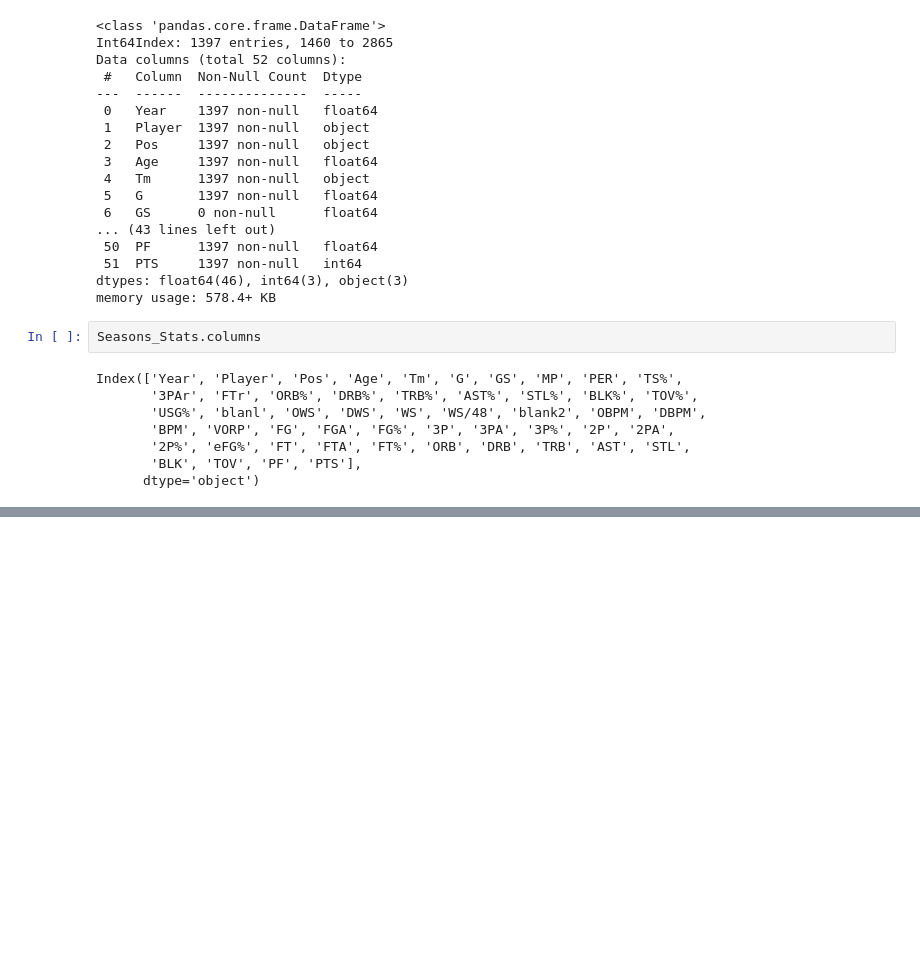
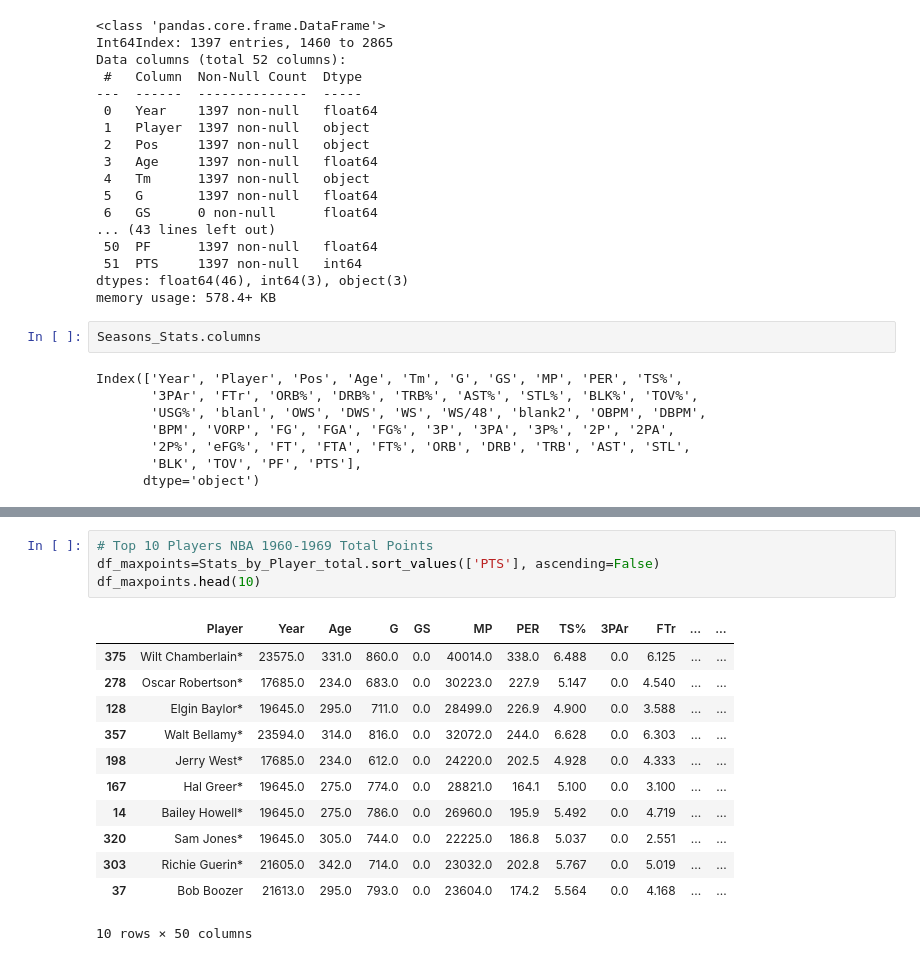
Before and after one commit to AliBailoun234/Final_project, a Jupyter notebook: Analysis.ipynb, the cells around one changed output, grey strips where cells are left out. Cells and saved outputs as stored; diff of their text form; blank space fills up the shorter version.

```diff
--- a/Analysis.ipynb
+++ b/Analysis.ipynb
@@ -164,0 +197,17 @@ fig.show()
+# %%
+# Top 10 Players NBA 1960-1969 Total Points
+df_maxpoints=Stats_by_Player_total.sort_values(['PTS'], ascending=False)
+df_maxpoints.head(10)
+# %% [output]
+|  | Player | Year | Age | G | GS | MP | PER | TS% | 3PAr | FTr | ... | ... |
+| 375 | Wilt Chamberlain* | 23575.0 | 331.0 | 860.0 | 0.0 | 40014.0 | 338.0 | 6.488 | 0.0 | 6.125 | ... | ... |
+| 278 | Oscar Robertson* | 17685.0 | 234.0 | 683.0 | 0.0 | 30223.0 | 227.9 | 5.147 | 0.0 | 4.540 | ... | ... |
+| 128 | Elgin Baylor* | 19645.0 | 295.0 | 711.0 | 0.0 | 28499.0 | 226.9 | 4.900 | 0.0 | 3.588 | ... | ... |
+| 357 | Walt Bellamy* | 23594.0 | 314.0 | 816.0 | 0.0 | 32072.0 | 244.0 | 6.628 | 0.0 | 6.303 | ... | ... |
+| 198 | Jerry West* | 17685.0 | 234.0 | 612.0 | 0.0 | 24220.0 | 202.5 | 4.928 | 0.0 | 4.333 | ... | ... |
+| 167 | Hal Greer* | 19645.0 | 275.0 | 774.0 | 0.0 | 28821.0 | 164.1 | 5.100 | 0.0 | 3.100 | ... | ... |
+| 14 | Bailey Howell* | 19645.0 | 275.0 | 786.0 | 0.0 | 26960.0 | 195.9 | 5.492 | 0.0 | 4.719 | ... | ... |
+| 320 | Sam Jones* | 19645.0 | 305.0 | 744.0 | 0.0 | 22225.0 | 186.8 | 5.037 | 0.0 | 2.551 | ... | ... |
+| 303 | Richie Guerin* | 21605.0 | 342.0 | 714.0 | 0.0 | 23032.0 | 202.8 | 5.767 | 0.0 | 5.019 | ... | ... |
+| 37 | Bob Boozer | 21613.0 | 295.0 | 793.0 | 0.0 | 23604.0 | 174.2 | 5.564 | 0.0 | 4.168 | ... | ... |
+10 rows × 50 columns
```
Also changed, not shown: parts of 6 cells of this notebook.
